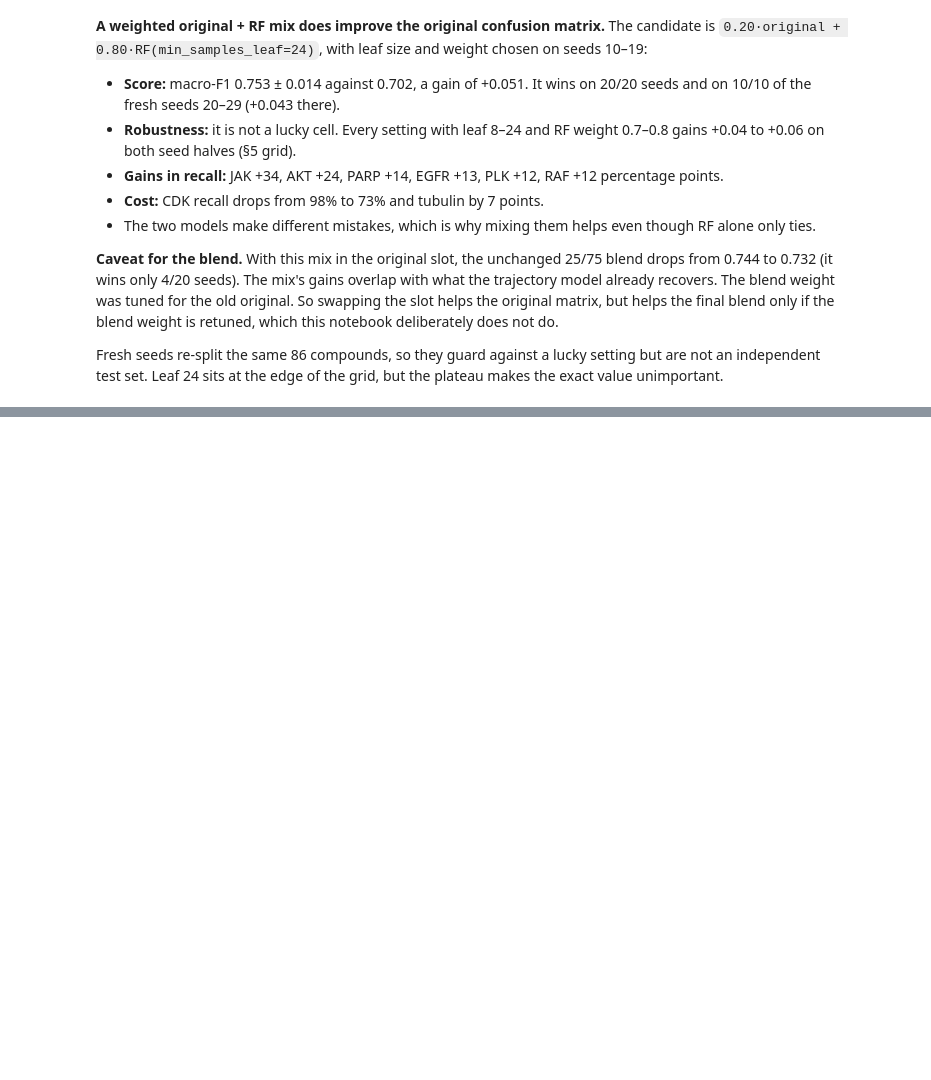
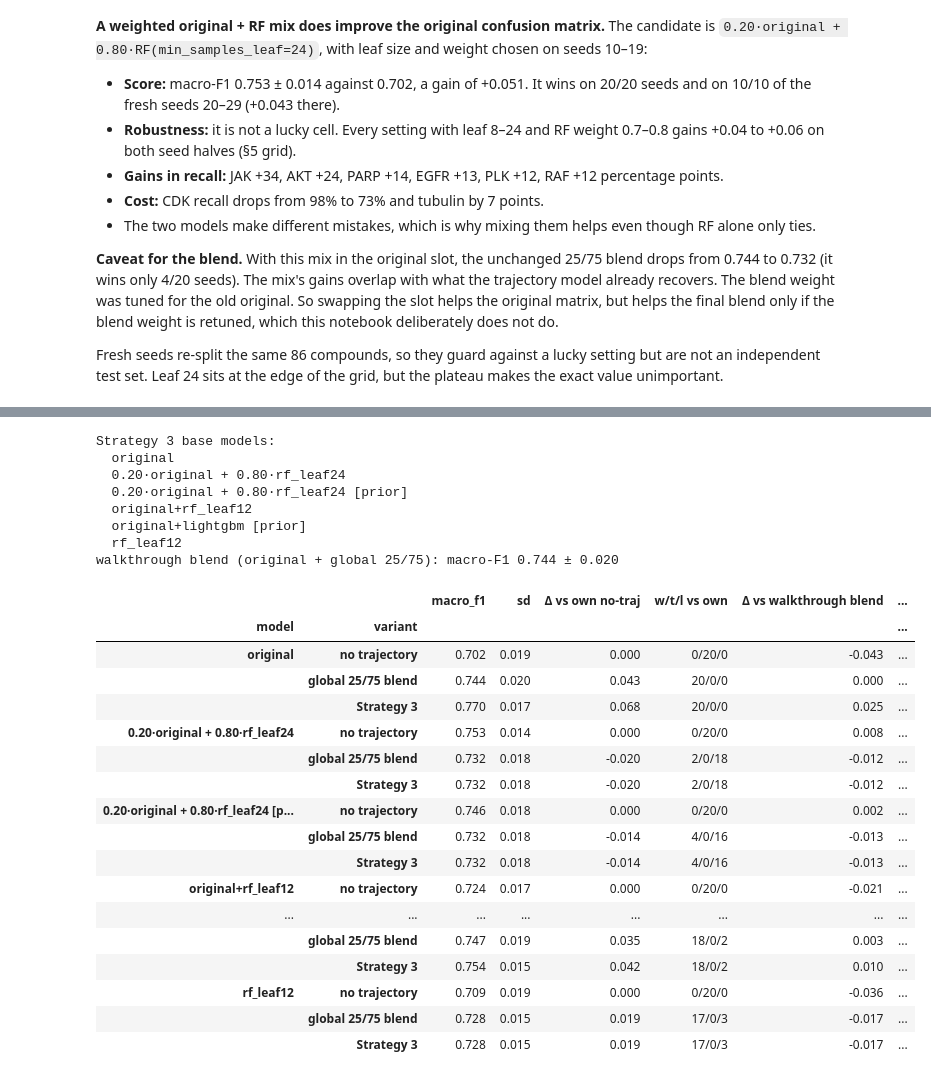
Before and after one commit to Amirreza-0/BioHackathon2026-Omics, a Jupyter notebook: notebooks/original_model_alternatives.ipynb, the cells around one changed output, grey strips where cells are left out. Drawn from its saved outputs; the diff is of its cells as text; code cells hidden in the pictures; blank space fills up the shorter version.

```diff
--- a/notebooks/original_model_alternatives.ipynb
+++ b/notebooks/original_model_alternatives.ipynb
@@ -791,0 +801,75 @@ Fresh seeds re-split the same 86 compounds, so they guard against a lucky settin
+# %%
+CDK = "CDK inhibitor"
+CDK_GATE = 0.25
+
+
+def strategy3(probability):
+    """Keep the base model's prediction where it gives CDK >= 0.25; elsewhere use the global 25/75 trajectory blend."""
+    keep = probability[CDK].to_numpy() >= CDK_GATE
+    blend = blended(probability).loc[probability.index, classes]
+    gated = np.where(keep[:, None], probability[classes].to_numpy(), blend.to_numpy())
+    return pd.DataFrame(gated, index=probability.index, columns=classes), keep
+
+
+TOP5 = list(summary.index[:5])                                   # current top 5 by macro-F1, single models included
+STRAT3_MODELS = ["original"] + [name for name in TOP5 if name != "original"]
+print("Strategy 3 base models:", *STRAT3_MODELS, sep="\n  ")
+
+walkthrough_blend = blend_metrics["original"]["macro_f1"]      # original + global 25/75 trajectory (walkthrough blend)
+cdk_rows = truth_pooled == CDK
+strategy3_variants, strategy3_rows = {}, []
+for name in STRAT3_MODELS:
+    slot = candidates[name][classes]
+    gated, keep = strategy3(slot)
+    variants = {"no trajectory": slot, "global 25/75 blend": blended(slot).loc[slot.index, classes], "Strategy 3": gated}
+    for variant, probability in variants.items():
+        strategy3_variants[name, variant] = probability
+        scores = per_seed_metrics(probability)["macro_f1"]
+        d_own, _, wtl_own = record(scores, slot_metrics[name]["macro_f1"])
+        d_wb, _, wtl_wb = record(scores, walkthrough_blend)
+        fresh = scores.loc[FRESH_SEEDS] - walkthrough_blend.loc[FRESH_SEEDS]
+        predicted = class_array[probability.to_numpy().argmax(axis=1)]
+        strategy3_rows.append({
+            "model": name, "variant": variant,
+            "macro_f1": scores.mean(), "sd": scores.std(),
+            "Δ vs own no-traj": d_own, "w/t/l vs own": wtl_own,
+            "Δ vs walkthrough blend": d_wb, "w/t/l vs walkthrough blend": wtl_wb,
+            "fresh Δ vs walkthrough blend": fresh.mean(), "fresh wins": f"{(fresh > 1e-9).sum()}/10",
+            "CDK recall": np.mean(predicted[cdk_rows] == CDK),
+            "gate kept base": keep.mean() if variant == "Strategy 3" else np.nan,
+            "true CDK among kept": np.mean(truth_pooled[keep] == CDK) if variant == "Strategy 3" and keep.any() else np.nan,
+        })
+
+strategy3_summary = pd.DataFrame(strategy3_rows).set_index(["model", "variant"])
+strategy3_summary.to_csv(RESULTS / "strategy3_top5_summary.csv")
+print(f"walkthrough blend (original + global 25/75): macro-F1 {walkthrough_blend.mean():.3f} ± {walkthrough_blend.std():.3f}")
+display(strategy3_summary.style
+        .format({c: "{:.3f}" for c in strategy3_summary.columns if strategy3_summary[c].dtype.kind == "f"}, na_rep="")
+        .background_gradient(subset=["Δ vs walkthrough blend", "fresh Δ vs walkthrough blend"], cmap="RdBu", vmin=-0.05, vmax=0.05))
+# %% [output]
+Strategy 3 base models:
+  original
+  0.20·original + 0.80·rf_leaf24
+  0.20·original + 0.80·rf_leaf24 [prior]
+  original+rf_leaf12
+  original+lightgbm [prior]
+  rf_leaf12
+walkthrough blend (original + global 25/75): macro-F1 0.744 ± 0.020
+|  |  | macro_f1 | sd | Δ vs own no-traj | w/t/l vs own | Δ vs walkthrough blend | ... |
+| model | variant |  |  |  |  |  | ... |
+| original | no trajectory | 0.702 | 0.019 | 0.000 | 0/20/0 | -0.043 | ... |
+|  | global 25/75 blend | 0.744 | 0.020 | 0.043 | 20/0/0 | 0.000 | ... |
+|  | Strategy 3 | 0.770 | 0.017 | 0.068 | 20/0/0 | 0.025 | ... |
+| 0.20·original + 0.80·rf_leaf24 | no trajectory | 0.753 | 0.014 | 0.000 | 0/20/0 | 0.008 | ... |
+|  | global 25/75 blend | 0.732 | 0.018 | -0.020 | 2/0/18 | -0.012 | ... |
+|  | Strategy 3 | 0.732 | 0.018 | -0.020 | 2/0/18 | -0.012 | ... |
+| 0.20·original + 0.80·rf_leaf24 [p... | no trajectory | 0.746 | 0.018 | 0.000 | 0/20/0 | 0.002 | ... |
+|  | global 25/75 blend | 0.732 | 0.018 | -0.014 | 4/0/16 | -0.013 | ... |
+|  | Strategy 3 | 0.732 | 0.018 | -0.014 | 4/0/16 | -0.013 | ... |
+| original+rf_leaf12 | no trajectory | 0.724 | 0.017 | 0.000 | 0/20/0 | -0.021 | ... |
+| ... | ... | ... | ... | ... | ... | ... | ... |
+|  | global 25/75 blend | 0.747 | 0.019 | 0.035 | 18/0/2 | 0.003 | ... |
+|  | Strategy 3 | 0.754 | 0.015 | 0.042 | 18/0/2 | 0.010 | ... |
+| rf_leaf12 | no trajectory | 0.709 | 0.019 | 0.000 | 0/20/0 | -0.036 | ... |
+|  | global 25/75 blend | 0.728 | 0.015 | 0.019 | 17/0/3 | -0.017 | ... |
+|  | Strategy 3 | 0.728 | 0.015 | 0.019 | 17/0/3 | -0.017 | ... |
```
Also changed, not shown: parts of 8 cells of this notebook, 27 other files.
